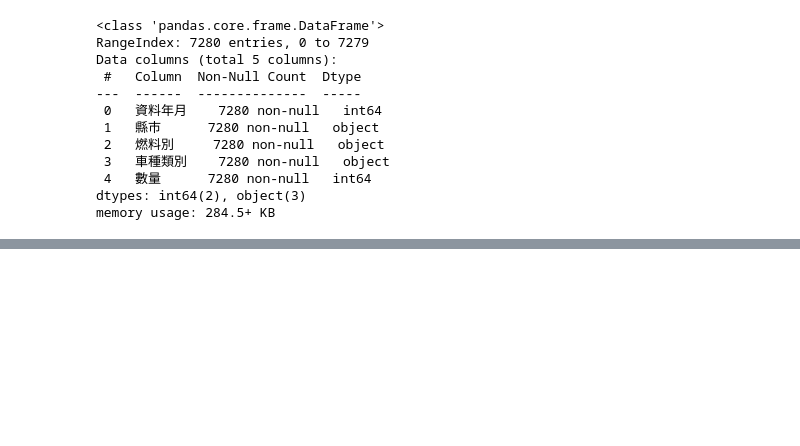
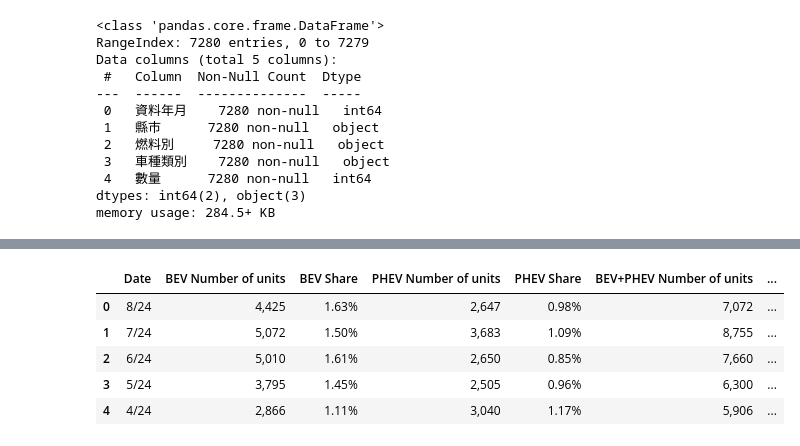
Before and after one commit to lilyleungch/erbscope99, a Jupyter notebook: data_cleansing/data_ploting.ipynb, the cells around one changed output, grey strips where cells are left out. Cells and saved outputs as stored; diff of their text form; code cells hidden in the pictures; blank space fills up the shorter version.

```diff
--- a/data_cleansing/data_ploting.ipynb
+++ b/data_cleansing/data_ploting.ipynb
@@ -74,0 +80,10 @@ sns.scatterplot(data = taipei_sales_after_2023, x=taipei_sales_after_2023.index
+# %%
+japan_sales=pd.read_csv('EV_share_of_japan_market.csv')
+japan_sales.head(5)
+# %% [output]
+|  | Date | BEV Number of units | BEV Share | PHEV Number of units | PHEV Share | BEV+PHEV Number of units | ... |
+| 0 | 8/24 | 4,425 | 1.63% | 2,647 | 0.98% | 7,072 | ... |
+| 1 | 7/24 | 5,072 | 1.50% | 3,683 | 1.09% | 8,755 | ... |
+| 2 | 6/24 | 5,010 | 1.61% | 2,650 | 0.85% | 7,660 | ... |
+| 3 | 5/24 | 3,795 | 1.45% | 2,505 | 0.96% | 6,300 | ... |
+| 4 | 4/24 | 2,866 | 1.11% | 3,040 | 1.17% | 5,906 | ... |
```
Also changed, not shown: parts of 5 cells of this notebook, 2 other files.
